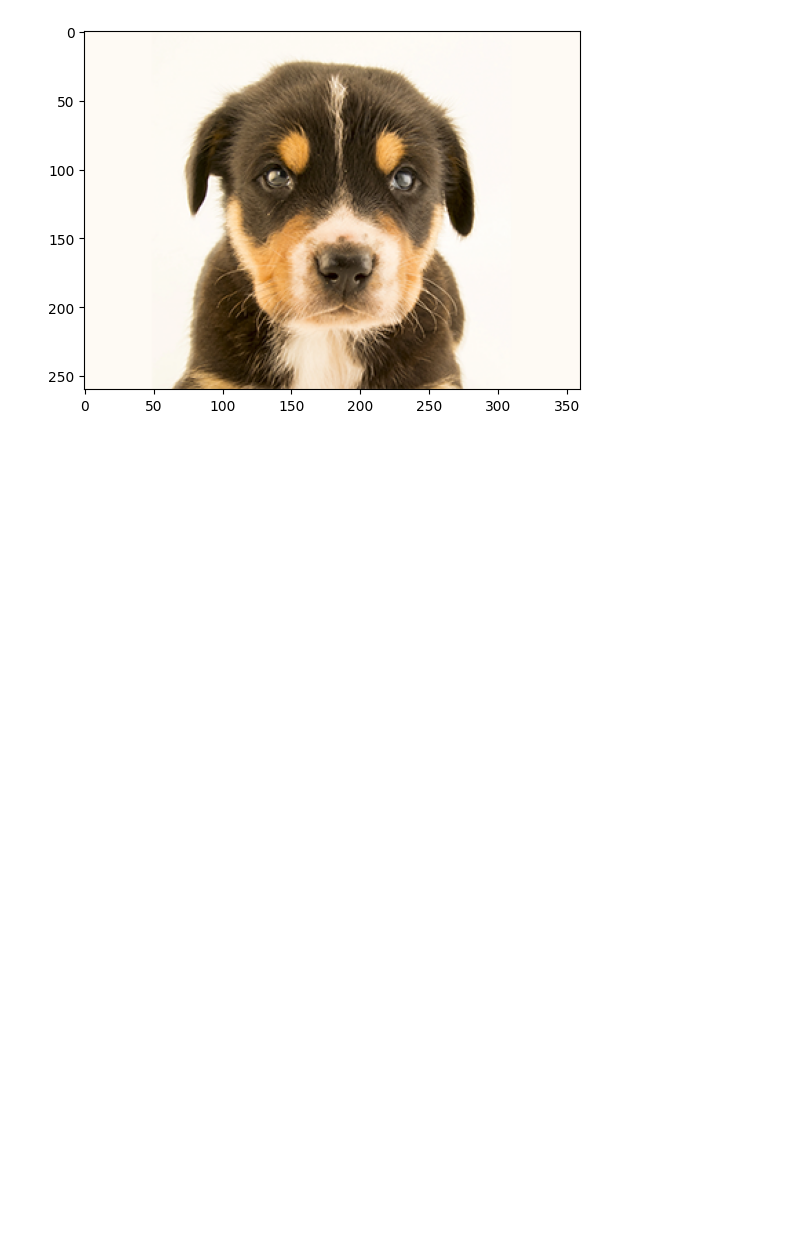
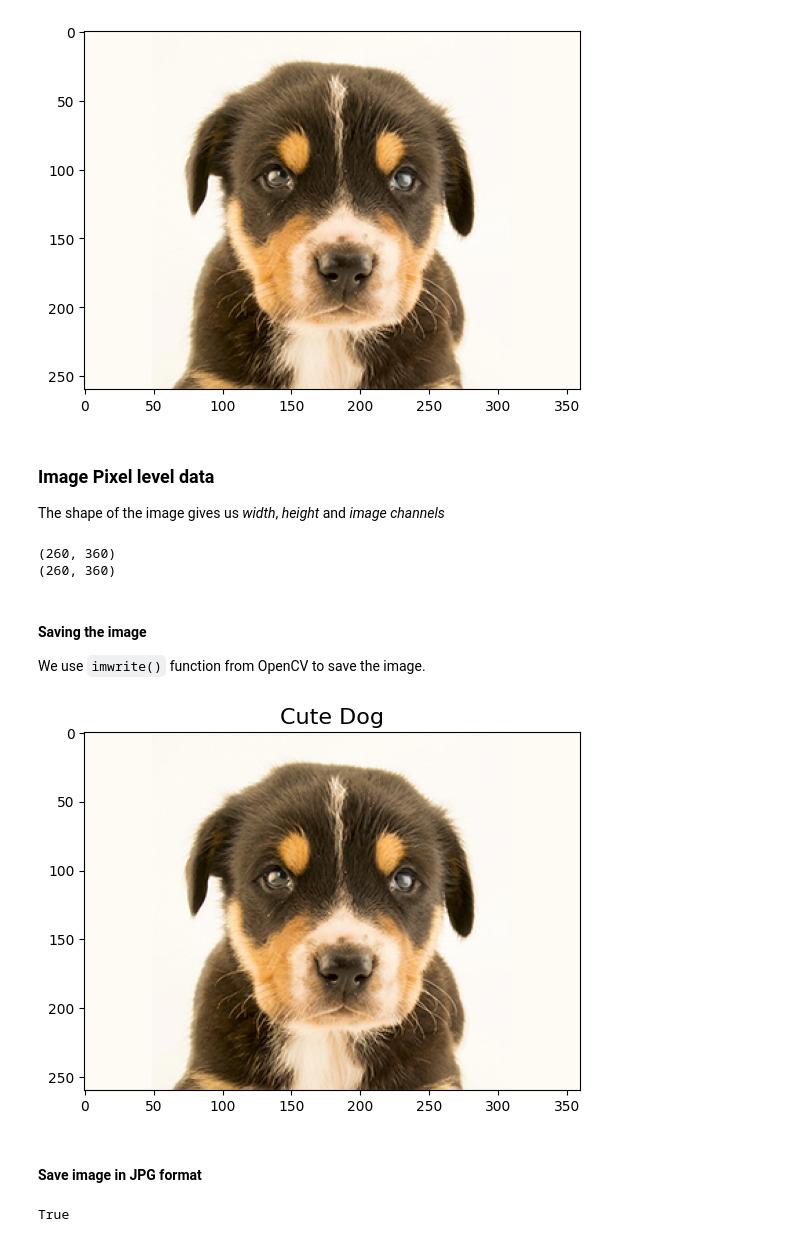
Before and after one commit to mehdisaqlen/OpenCV-Tutorials-, a Jupyter notebook: Reading Images/index.ipynb, the cells around one changed output. Cells and saved outputs as stored; diff of their text form; code cells hidden in the pictures; blank space fills up the shorter version.

Commit message:
:arrow_up: add saving images

```diff
--- a/Reading Images/index.ipynb
+++ b/Reading Images/index.ipynb
@@ -69,3 +72,17 @@ plt.imshow(rgb_image)
 # %% [output]
 <matplotlib.image.AxesImage at 0x...>
 [figure]
+# %% [markdown]
+### Image Pixel level data
+The shape of the image gives us *width*, *height* and *image channels*
+# %%
+# printing RGB image shape
+
+print(image.shape)
+
+# OpenCV read grayscale image as 2D numpy array
+image= cv2.imread("./dog.png", cv2.IMREAD_GRAYSCALE)
+print(image.shape)
+# %% [output]
+(260, 360)
+(260, 360)
@@ -71,0 +92,17 @@ plt.imshow(rgb_image)
+# %% [markdown]
+#### Saving the image
+
+We use ``imwrite()`` function from OpenCV to save the image.
+# %%
+image= cv2.imread("./dog.png")
+rgb_image = cv2.cvtColor(image, cv2.COLOR_BGR2RGB)
+plt.imshow(rgb_image)
+plt.title('Cute Dog', fontsize = 16);
+# %% [output]
+[figure, added]
+# %% [markdown]
+#### Save image in JPG format
+# %%
+cv2.imwrite('cute-dog.jpg', image)
+# %% [output]
+True
```
Also changed, not shown: parts of 6 cells of this notebook, 2 other files.
